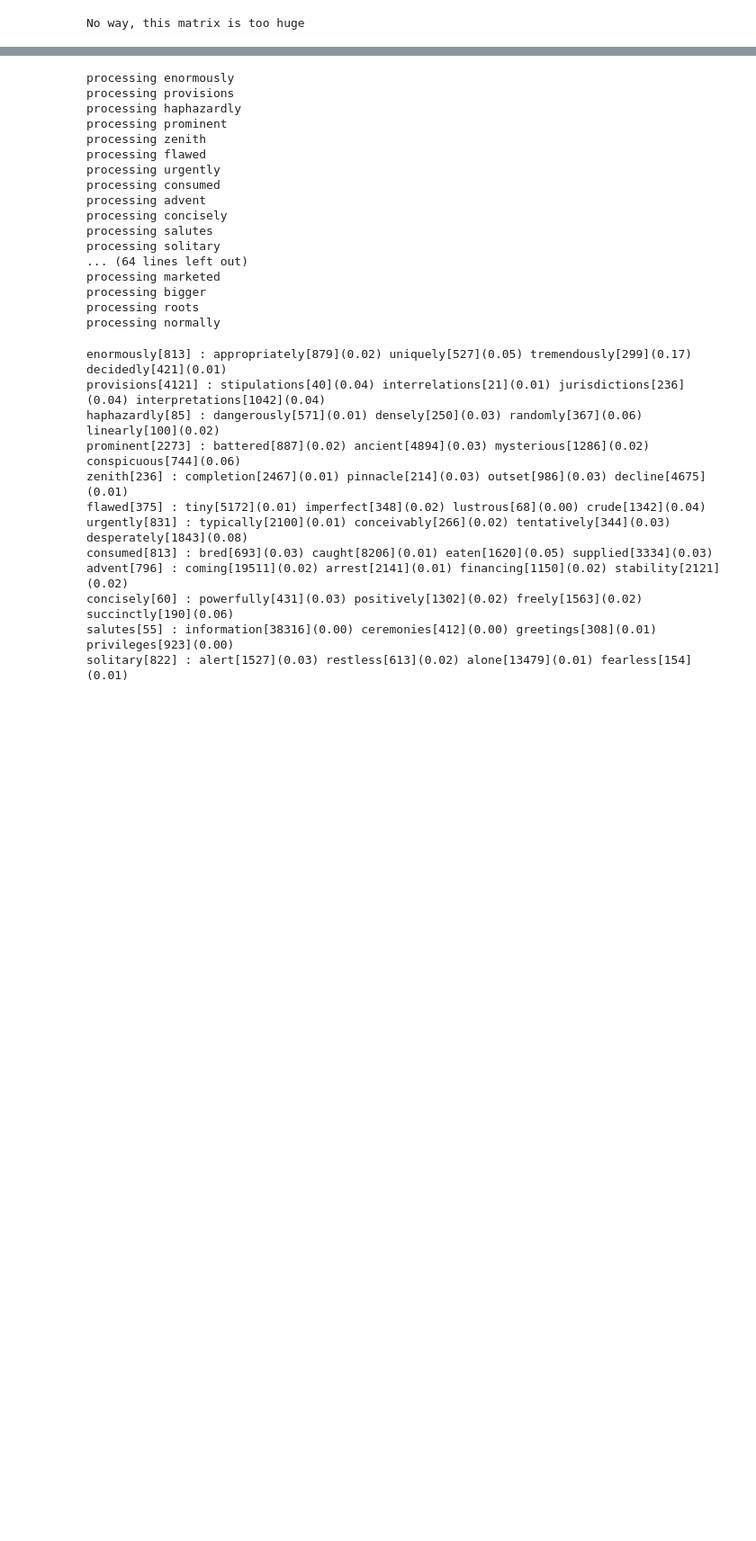
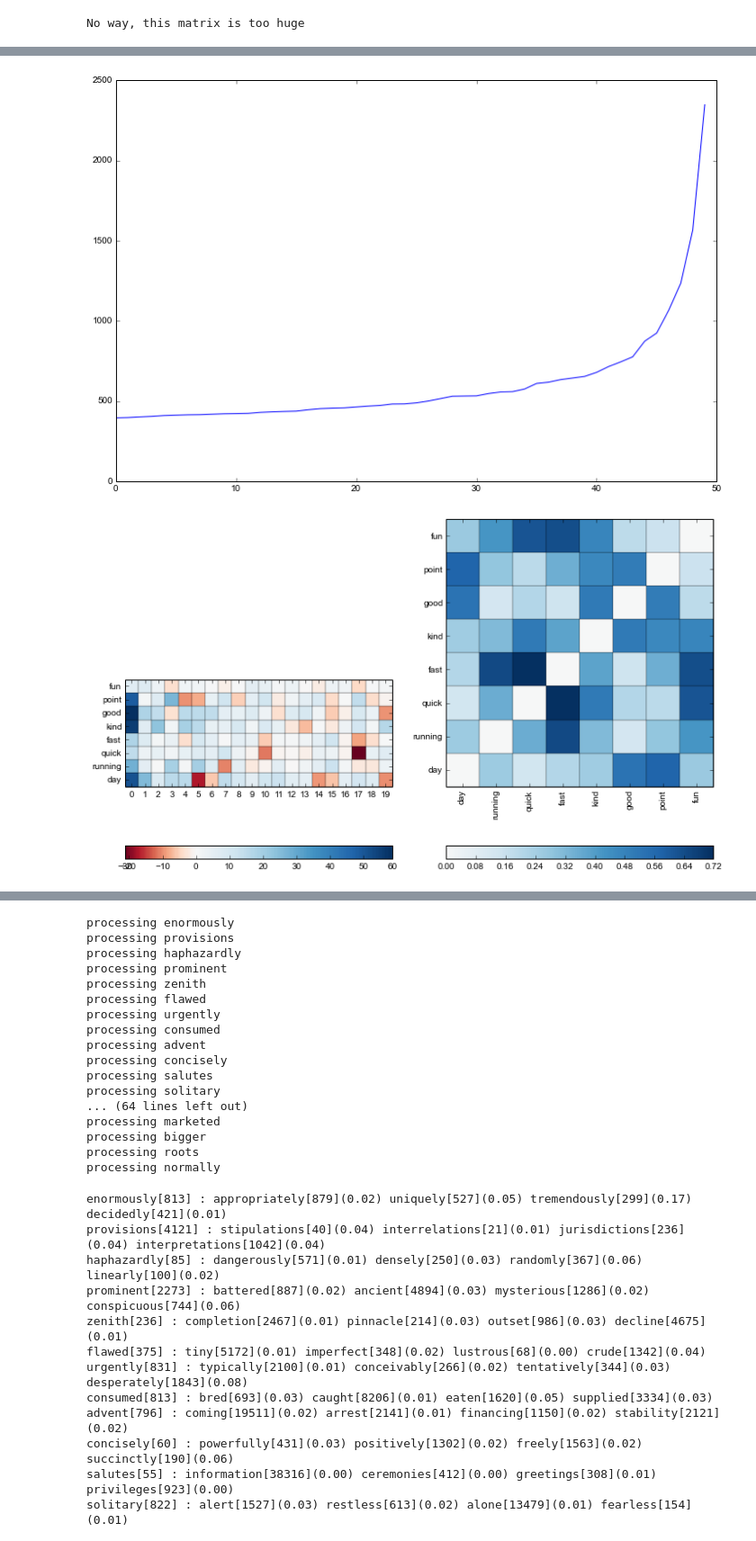
Before and after one commit to undertherain/vsmlib, a Jupyter notebook: python/matrices.ipynb, the cells around one changed output, grey strips where cells are left out. Shown at 90% size. Cells and saved outputs as stored; diff of their text form; code cells hidden in the pictures; blank space fills up the shorter version.

```diff
--- a/python/matrices.ipynb
+++ b/python/matrices.ipynb
@@ -255,14 +227,10 @@ numpy.ndarray
 # %%
+cnt_singular_vectors=50
 from scipy import sparse
 from scipy.sparse import linalg
 #from sparsesvd import sparsesvd
 time_start=time.time()
-ut, s_ev, vt = sparse.linalg.svds(cooccurrence,k=12,which='LM') # LM SM LA SA BE
-vt=np.nan_to_num(vt.T)
-projected=np.dot(vt,np.diag(s_ev))
-#projected=vt
-time_spent=time.time()-time_start
-print("time:",time_spent)
-projected.shape
-draw_features_and_similarity(projected,True)
+ut, s_ev, vt = sparse.linalg.svds(cooccurrence,k=cnt_singular_vectors,which='LM') # LM SM LA SA BE
+time_end = time.time()
+print ("took {0:0.2f} seconds".format(time_end-time_start))
 # %% [output]
@@ -270,0 +238,11 @@ time: 188.3584315776825
+# %%
+plt.plot(s_ev)
+plt.show()
+#vt=np.nan_to_num(vt.T)
+projected_scipy=np.dot(ut,np.diag(s_ev))
+draw_features_and_similarity(projected_scipy,True)
+plt.show
+None
+# %% [output]
+[figure, added]
+[figure, added]
```
Also changed, not shown: parts of 31 cells of this notebook, 12 other files.
